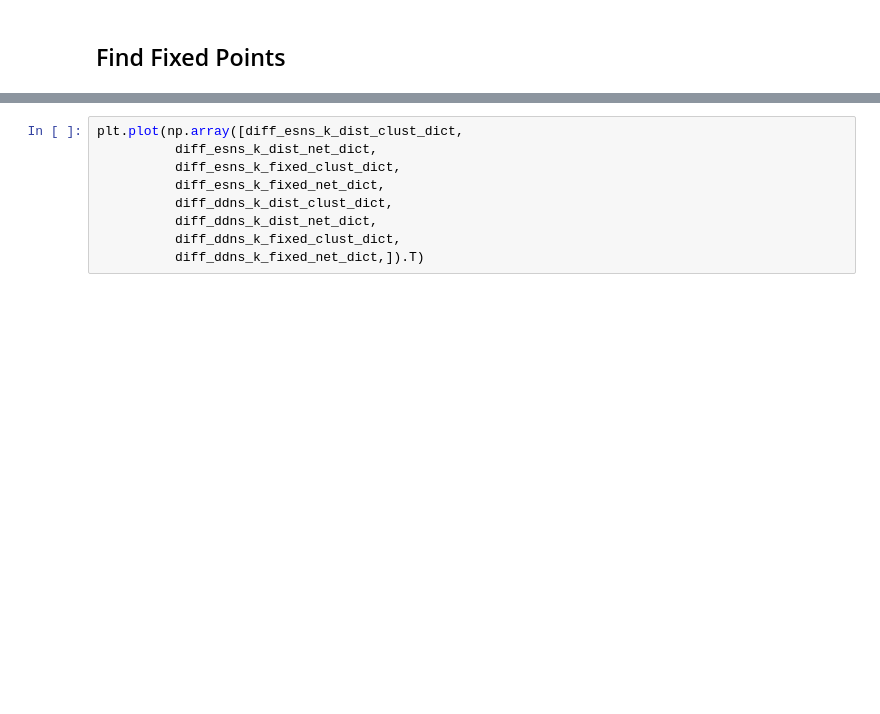
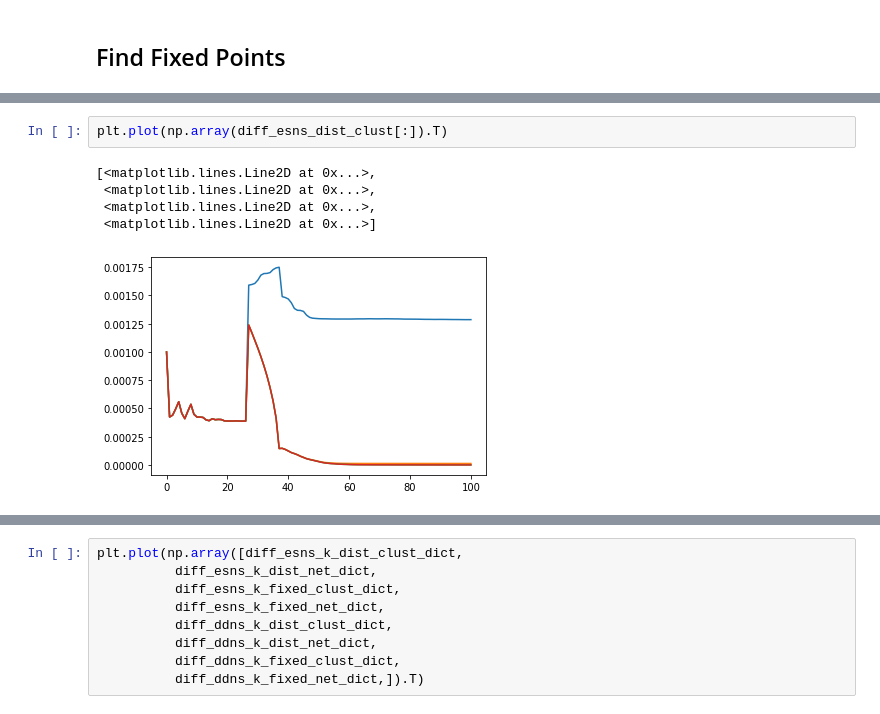
Before and after one commit to Nishant-codex/DDN-public, a Jupyter notebook: DDN_example.ipynb, the cells around one changed output, grey strips where cells are left out. Cells and saved outputs as stored; diff of their text form; blank space fills up the shorter version.

```diff
--- a/DDN_example.ipynb
+++ b/DDN_example.ipynb
@@ -830,0 +768,8 @@ diff_esns_k_dist_clust_dict
+# %%
+plt.plot(np.array(diff_esns_dist_clust[:]).T)
+# %% [output]
+[<matplotlib.lines.Line2D at 0x...>,
+ <matplotlib.lines.Line2D at 0x...>,
+ <matplotlib.lines.Line2D at 0x...>,
+ <matplotlib.lines.Line2D at 0x...>]
+[figure, added]
```
Also changed, not shown: parts of 15 cells of this notebook, 4 other files.
